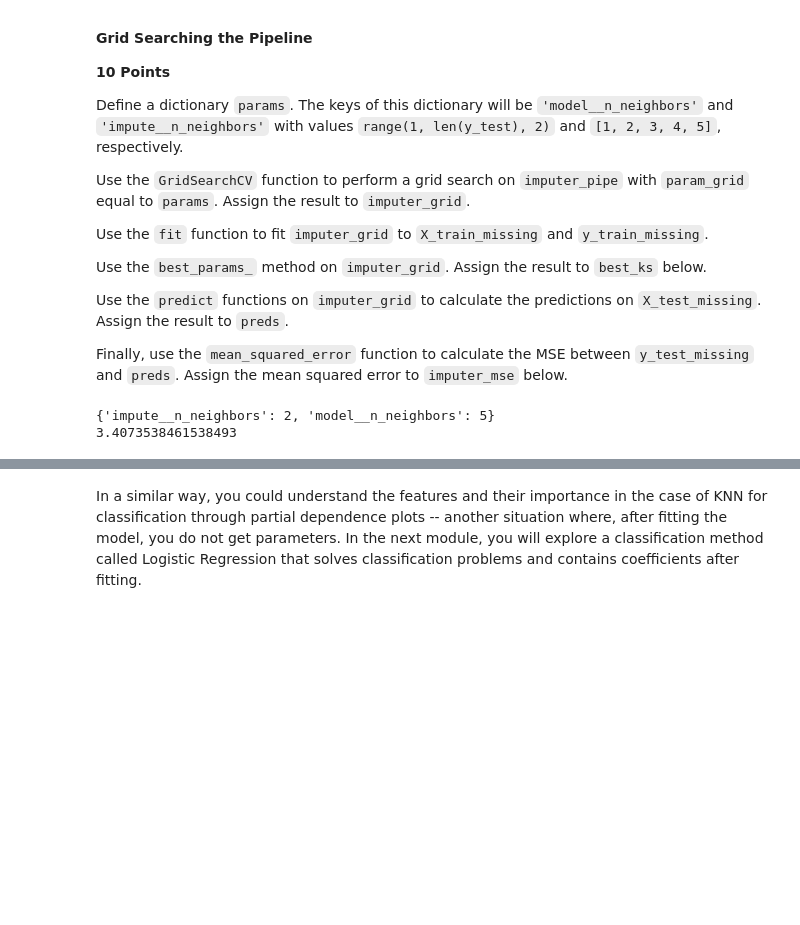
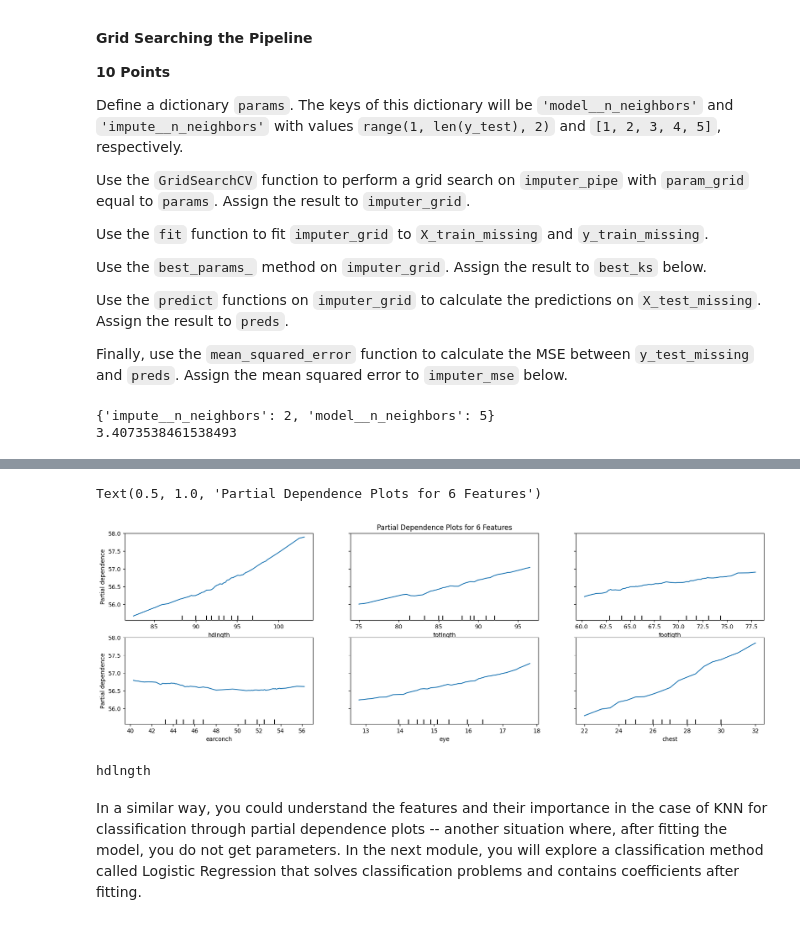
Before and after one commit to Subroy1/MSAI_AllPracticeModules, a Jupyter notebook: Module 12/KNNasRegressionAlgo.ipynb, the cells around one changed output, grey strips where cells are left out. Cells and saved outputs as stored; diff of their text form; code cells hidden in the pictures; blank space fills up the shorter version.

Commit message:
Partial_Dependence Display

```diff
--- a/Module 12/KNNasRegressionAlgo.ipynb
+++ b/Module 12/KNNasRegressionAlgo.ipynb
@@ -270,13 +270,23 @@ ax.set_title('Partial Dependence Plots for 6 Features')
 <center>
     <img src = 'images/part_dep.png'/>
 </center>
+# %%
+from sklearn.inspection import PartialDependenceDisplay, partial_dependence
+fig, ax = plt.subplots(figsize = (20, 6))
+PartialDependenceDisplay.from_estimator(knn_pipe, X, features = ['hdlngth', 'totlngth', 'footlgth', 'earconch', 'eye', 'chest'], ax = ax)
+ax.set_title('Partial Dependence Plots for 6 Features')
+# %% [output]
+Text(0.5, 1.0, 'Partial Dependence Plots for 6 Features')
+[figure, added]
 # %%
 ### GRADED
 ans5 = ''
 # YOUR CODE HERE
-
+ans5 = 'hdlngth'
 
 # Answer check
 print(ans5)
+# %% [output]
+hdlngth
 # %% [markdown]
 In a similar way, you could understand the features and their importance in the case of KNN for classification through partial dependence plots -- another situation where, after fitting the model, you do not get parameters.  In the next module, you will explore a classification method called Logistic Regression that solves classification problems and contains coefficients after fitting.
```
